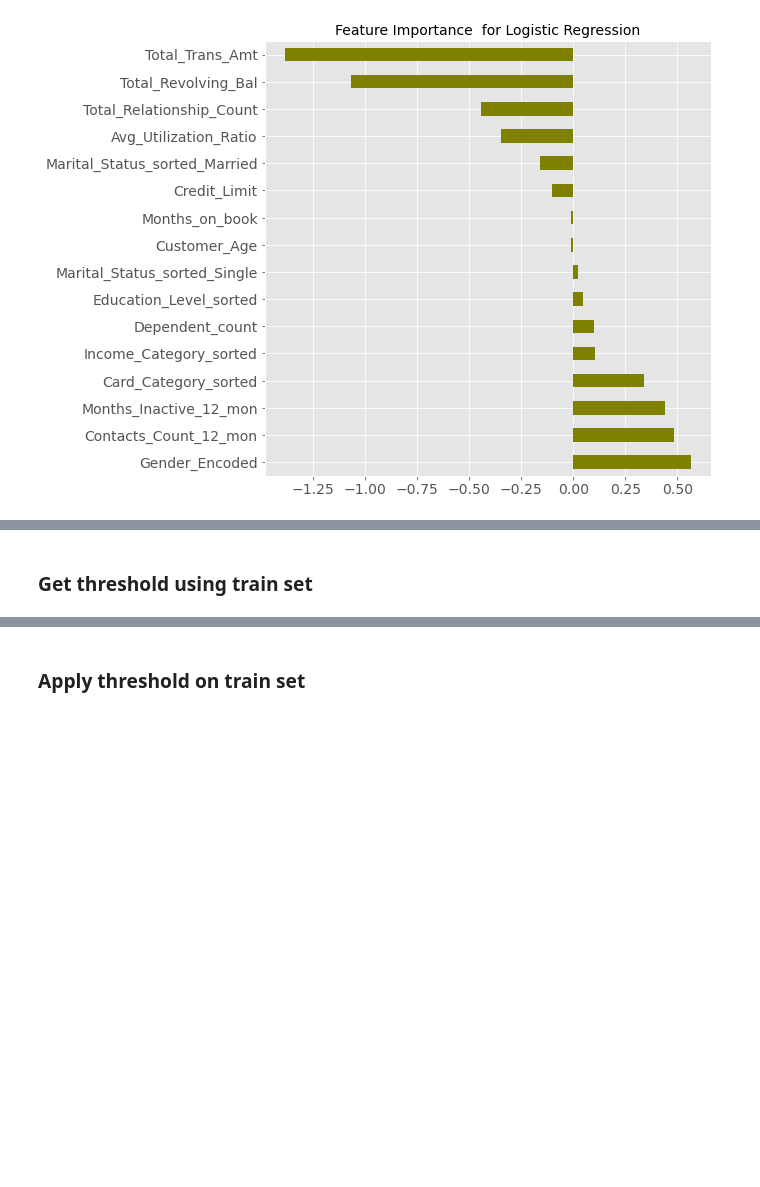
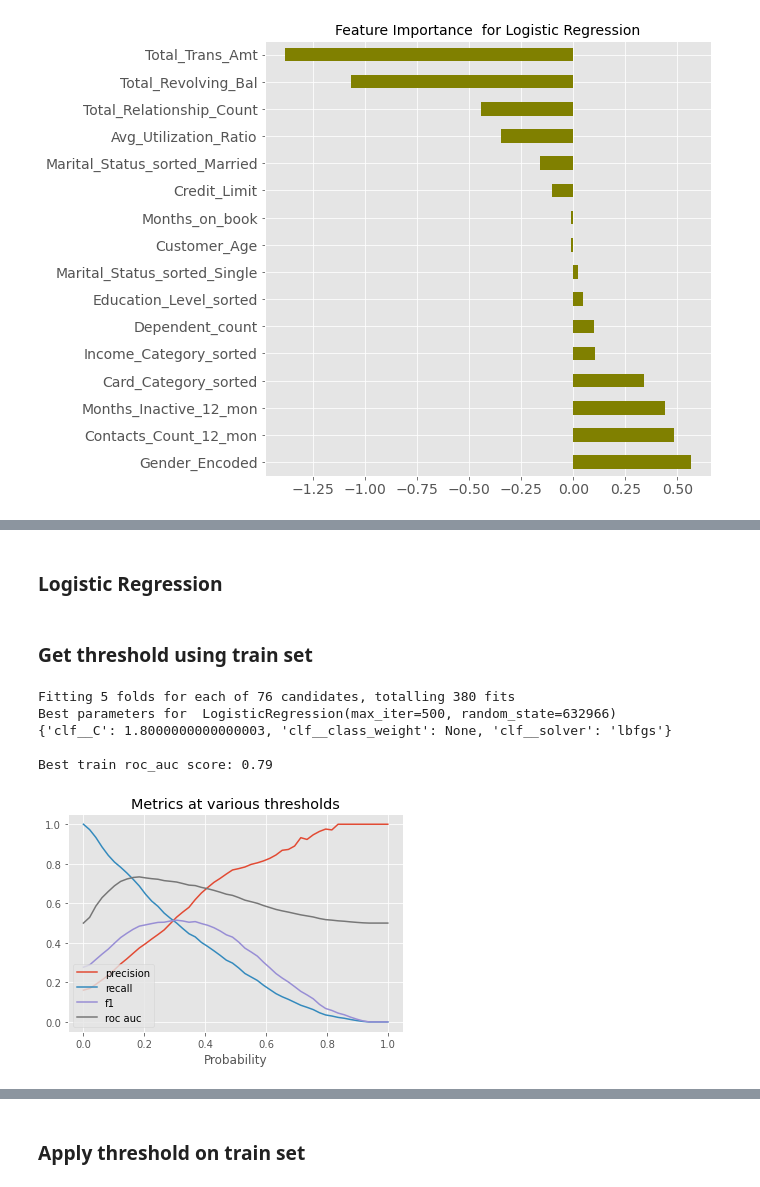
Before and after one commit to shaisid01/Data-Science, a Jupyter notebook: CapstoneProjects/Capstone 2/Notebooks/With top 5 features.ipynb, the cells around one changed output, grey strips where cells are left out. Drawn from its saved outputs; the diff is of its cells as text; code cells hidden in the pictures; blank space fills up the shorter version.

```diff
--- a/CapstoneProjects/Capstone 2/Notebooks/With top 5 features.ipynb
+++ b/CapstoneProjects/Capstone 2/Notebooks/With top 5 features.ipynb
@@ -302,10 +461,28 @@ plt.show()
+# %% [markdown]
+### Logistic Regression
+# %%
+X_train_lg = X_train_lg.to_numpy()
+y_train_lg = y_train.copy()
+X_test_lg = X_test_lg.to_numpy()
+y_test_lg = y_test.copy()
 # %% [markdown]
 ### Get threshold using train set
+# %%
+#fit with 5 features
+log_best_estimator = grid_search(X_train_lg,y_train_lg, log_params,classifier_lg)
+# %% [output]
+Fitting 5 folds for each of 76 candidates, totalling 380 fits
+Best parameters for  LogisticRegression(max_iter=500, random_state=632966)
+{'clf__C': 1.8000000000000003, 'clf__class_weight': None, 'clf__solver': 'lbfgs'}
+
+Best train roc_auc score: 0.79
 # %%
-y_proba_lg = log_best_estimator.predict_proba(X_train)
+y_proba_lg = log_best_estimator.predict_proba(X_train_lg)
 y_proba_lg = y_proba_lg[:,1]
 # %%
-lg_prec, lg_rec, lg_f1, lg_roc_auc = threshhold_and_plot(y_train,y_proba_lg)
+lg_prec, lg_rec, lg_f1, lg_roc_auc = threshhold_and_plot(y_train_lg,y_proba_lg)
+# %% [output]
+[figure, added]
 # %%
 lg_thresh_idx, lg_max_score = max_thresh(lg_roc_auc)
 #print(f'max_roc_auc is: {lg_max_score :.4f}')
```
Also changed, not shown: parts of 83 cells of this notebook.
